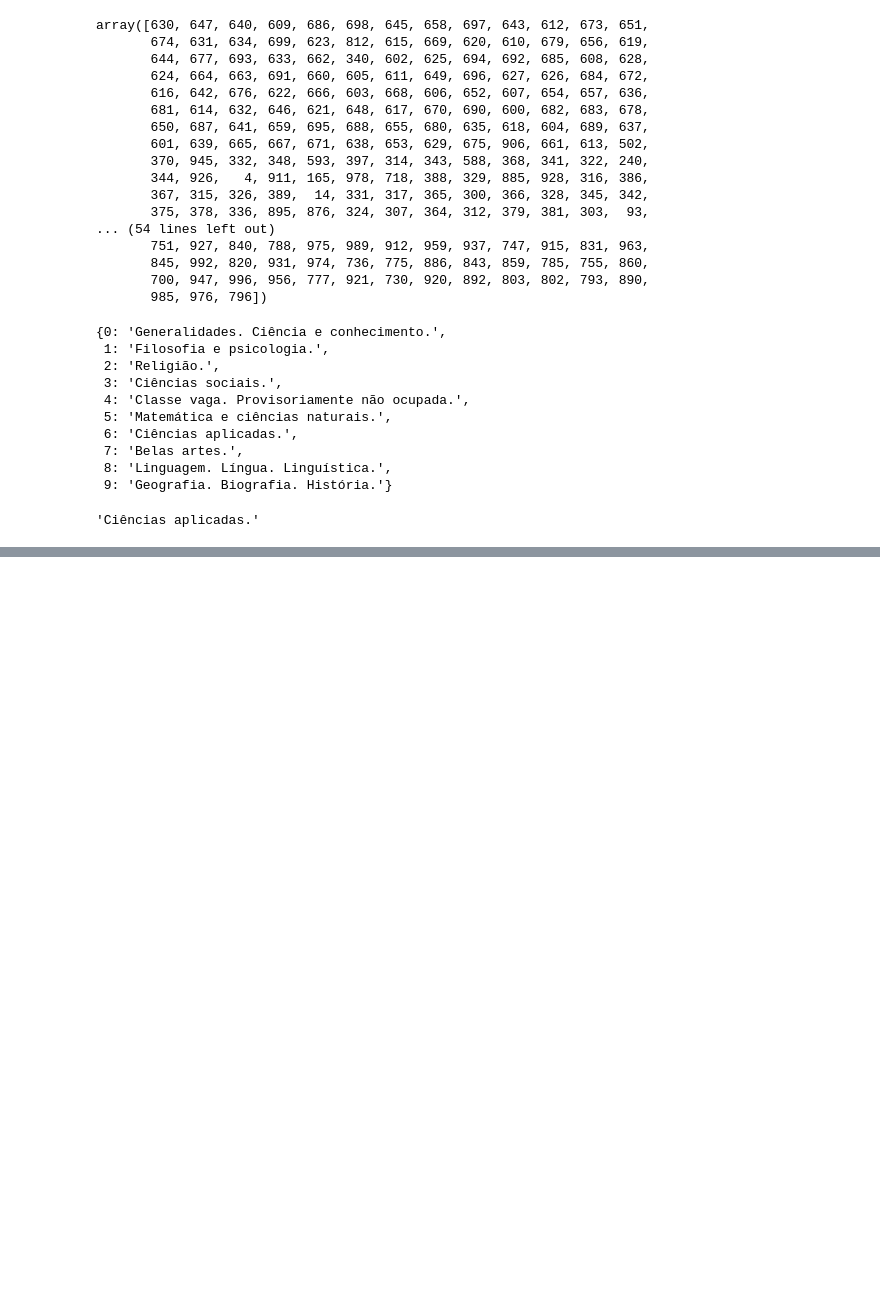
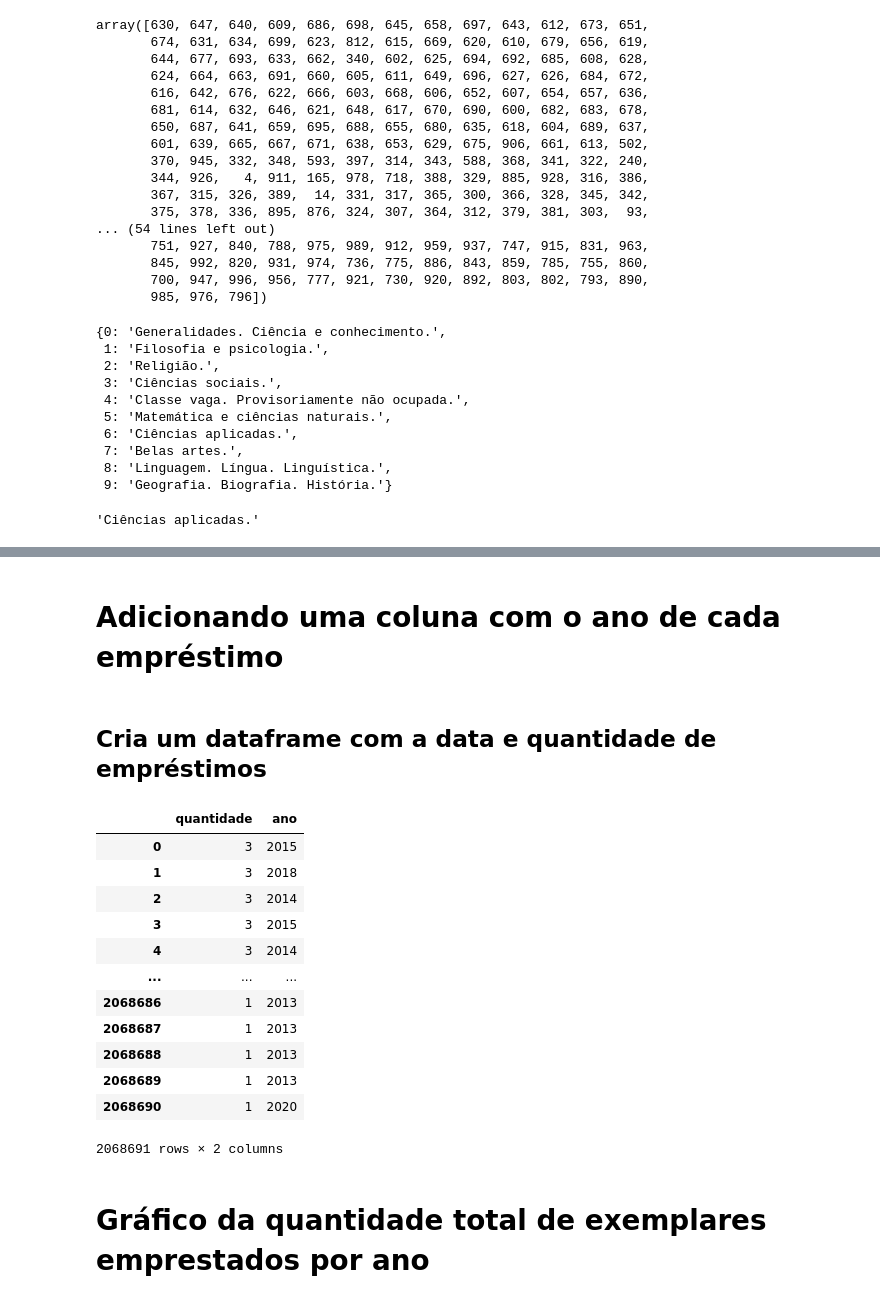
Before and after one commit to andersonberg/7-Days-Of-Code-Pandas, a Jupyter notebook: 7DaysOfCode_Pandas.ipynb, the cells around one changed output, grey strips where cells are left out. Saved outputs shown, nothing was run; the diff lists cells and outputs as text; code cells hidden in the pictures; blank space fills up the shorter version.

```diff
--- a/7DaysOfCode_Pandas.ipynb
+++ b/7DaysOfCode_Pandas.ipynb
@@ -267,3 +267,5 @@ emprestimos_completo.head()
 | 2 | 709686 | 2006017618 | 2010/01/26 08:07:01.738000000 | 2010/01/04 08:08:44.081000000 | 2010/02/25 07:36:25.800000000 | 2008112114.0 | ... |
 | 3 | 709687 | L184117 | 2010/01/18 11:07:46.470000000 | 2010/01/04 08:24:21.284000000 | 2010/02/03 08:58:45.692000000 | 200721119.0 | ... |
 | 4 | 709688 | 2007027500 | 2010/01/19 15:59:26.464000000 | 2010/01/04 08:27:33.569000000 | 2010/02/03 13:06:30.662000000 | 2009045971.0 | ... |
+# %% [markdown]
+# Adicionando uma coluna com o ano de cada empréstimo
@@ -269,0 +275,24 @@ emprestimos_completo.head()
+# %% [markdown]
+## Cria um dataframe com a data e quantidade de empréstimos
+# %%
+emprestimos_data = pd.DataFrame(emprestimos_completo['data_emprestimo'].value_counts()).reset_index()
+emprestimos_data.columns = ['data','quantidade']
+emprestimos_data['ano'] = pd.to_datetime(emprestimos_data['data']).dt.year
+emprestimos_data.drop('data', axis=1, inplace=True)
+emprestimos_data
+# %% [output]
+|  | quantidade | ano |
+| 0 | 3 | 2015 |
+| 1 | 3 | 2018 |
+| 2 | 3 | 2014 |
+| 3 | 3 | 2015 |
+| 4 | 3 | 2014 |
+| ... | ... | ... |
+| 2068686 | 1 | 2013 |
+| 2068687 | 1 | 2013 |
+| 2068688 | 1 | 2013 |
+| 2068689 | 1 | 2013 |
+| 2068690 | 1 | 2020 |
+2068691 rows × 2 columns
+# %% [markdown]
+# Gráfico da quantidade total de exemplares emprestados por ano
```
Also changed, not shown: parts of 10 cells of this notebook.
